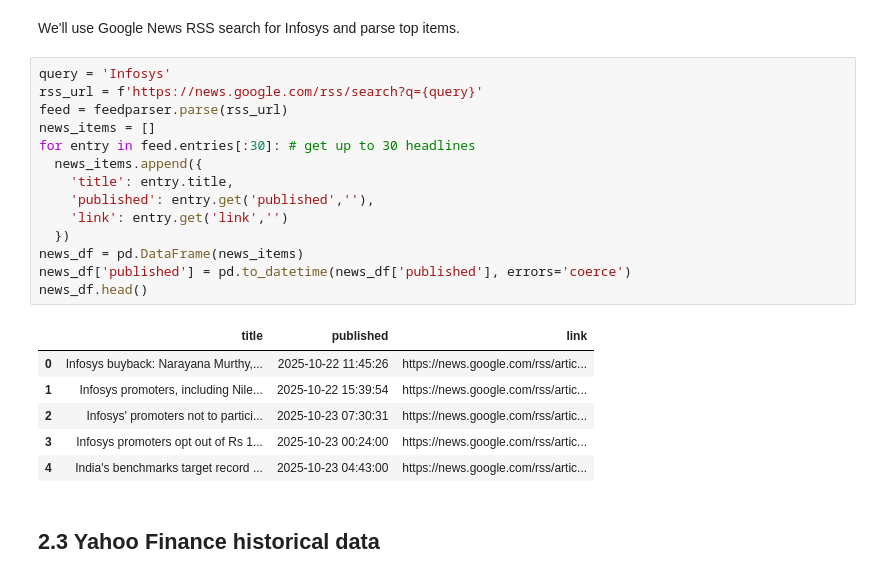
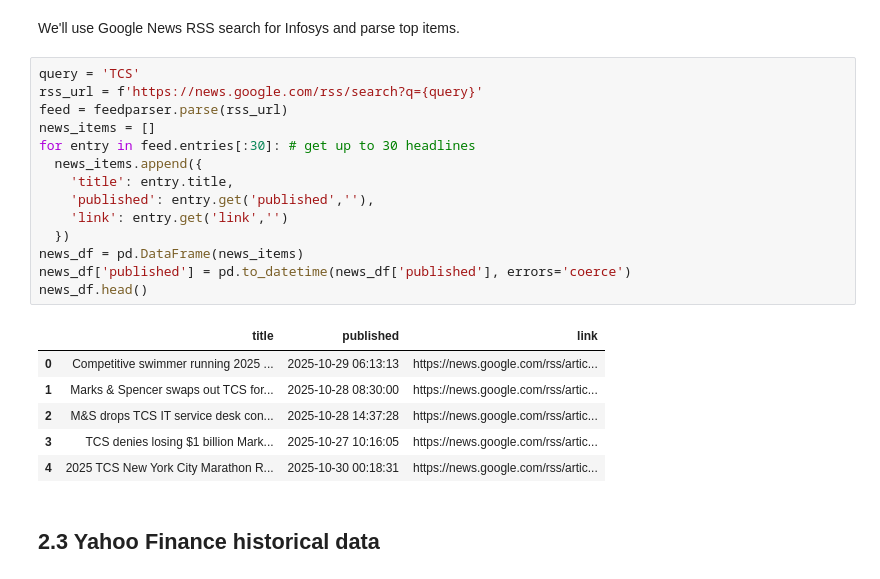
Before and after one commit to gopichandchalla16/infosys-internship-real-time-industry-insight-system, a Jupyter notebook: Infosys_Industry_Insights.ipynb, the cells around one changed output. Drawn from its saved outputs; the diff is of its cells as text.

```diff
--- a/Infosys_Industry_Insights.ipynb
+++ b/Infosys_Industry_Insights.ipynb
@@ -86,26 +98,26 @@ Infosys was founded by N. R. Narayana Murthy, Nandan Nilekani, Kris Gopalakrishn
 # %% [markdown]
 We'll use Google News RSS search for Infosys and parse top items.
 # %%
-query = 'Infosys'
+query = 'TCS'
 rss_url = f'https://news.google.com/rss/search?q={query}'
 feed = feedparser.parse(rss_url)
 news_items = []
 for entry in feed.entries[:30]: # get up to 30 headlines
   news_items.append({
     'title': entry.title,
     'published': entry.get('published',''),
     'link': entry.get('link','')
   })
 news_df = pd.DataFrame(news_items)
 news_df['published'] = pd.to_datetime(news_df['published'], errors='coerce')
 news_df.head()
 # %% [output]
 |  | title | published | link |
-| 0 | Infosys buyback: Narayana Murthy,... | 2025-10-22 11:45:26 | https://news.google.com/rss/artic... |
-| 1 | Infosys promoters, including Nile... | 2025-10-22 15:39:54 | https://news.google.com/rss/artic... |
-| 2 | Infosys' promoters not to partici... | 2025-10-23 07:30:31 | https://news.google.com/rss/artic... |
-| 3 | Infosys promoters opt out of Rs 1... | 2025-10-23 00:24:00 | https://news.google.com/rss/artic... |
-| 4 | India's benchmarks target record ... | 2025-10-23 04:43:00 | https://news.google.com/rss/artic... |
+| 0 | Competitive swimmer running 2025 ... | 2025-10-29 06:13:13 | https://news.google.com/rss/artic... |
+| 1 | Marks & Spencer swaps out TCS for... | 2025-10-28 08:30:00 | https://news.google.com/rss/artic... |
+| 2 | M&S drops TCS IT service desk con... | 2025-10-28 14:37:28 | https://news.google.com/rss/artic... |
+| 3 | TCS denies losing $1 billion Mark... | 2025-10-27 10:16:05 | https://news.google.com/rss/artic... |
+| 4 | 2025 TCS New York City Marathon R... | 2025-10-30 00:18:31 | https://news.google.com/rss/artic... |
 # %% [markdown]
 ## **2.3 Yahoo Finance historical data**
 # %% [markdown]
```
Also changed, not shown: parts of 9 cells of this notebook.
